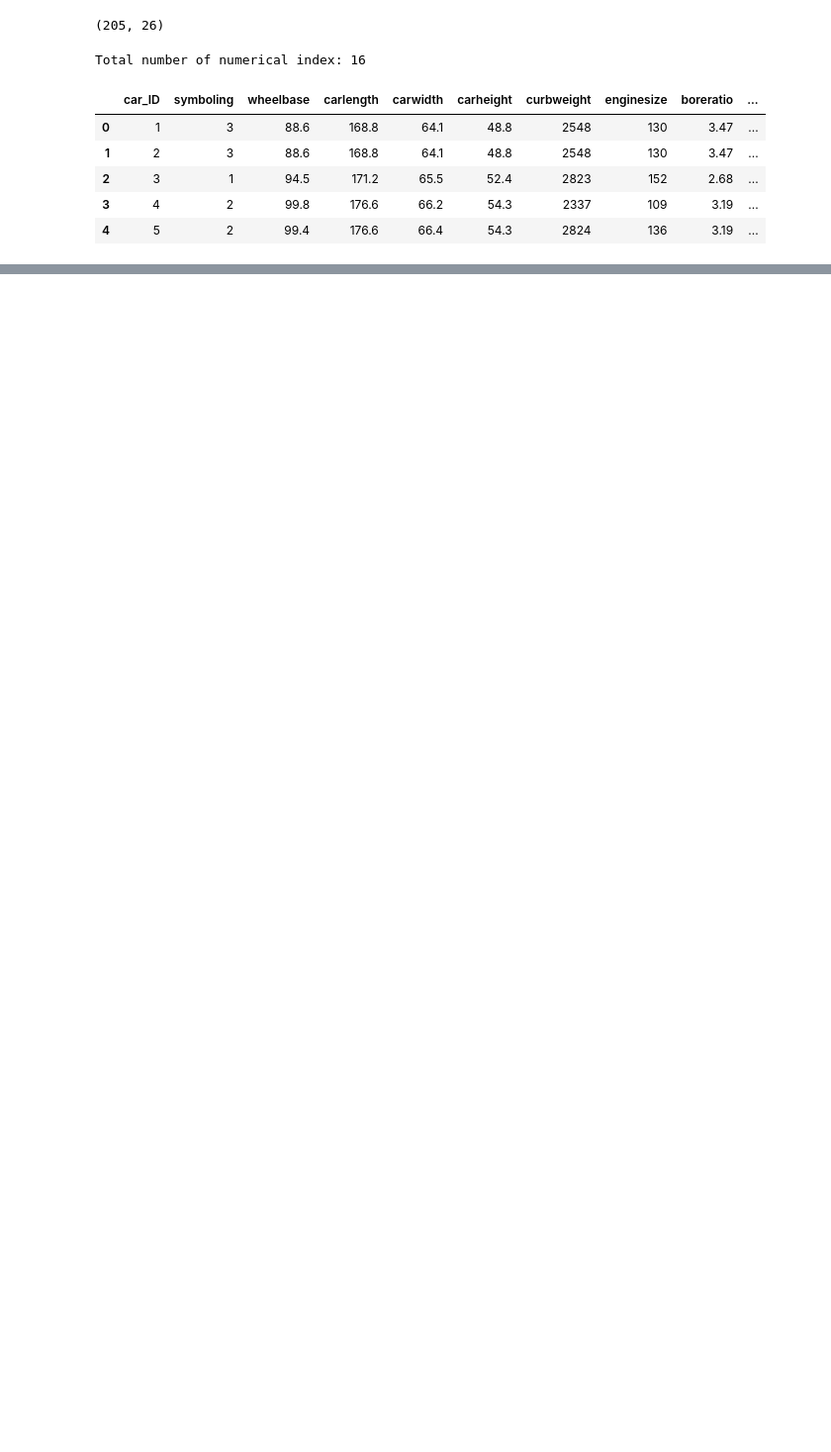
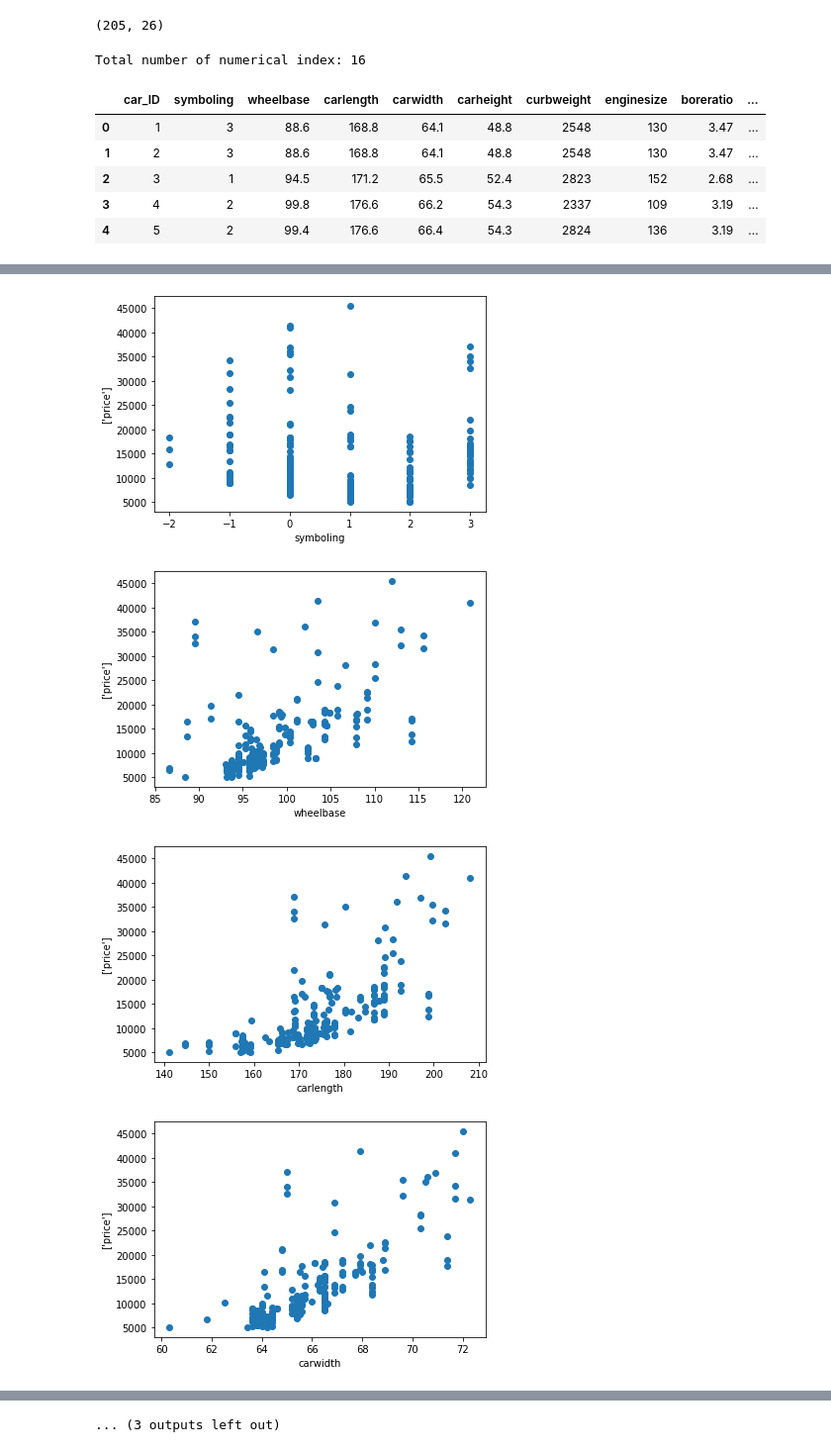
Before and after one commit to Eskerluminous/Ml_python-six-steps-, a Jupyter notebook: Linear_regression_multivariable.ipynb, the cells around one changed output, grey strips where cells are left out. Shown at 99% size. Saved outputs shown, nothing was run; the diff lists cells and outputs as text; code cells hidden in the pictures; blank space fills up the shorter version.

```diff
--- a/Linear_regression_multivariable.ipynb
+++ b/Linear_regression_multivariable.ipynb
@@ -55,0 +75,12 @@ Total number of numerical index: 16
+# %%
+for value in num_value:
+  if value not in ["car_ID"]:
+    plt.scatter(y=df["price"],x=df[value])
+    plt.ylabel(["price"])
+    plt.xlabel(value)
+    plt.show()
+# %% [output]
+[figure, added]
+[figure, added]
+[figure, added]
+[figure, added]
@@ -55,0 +95 @@ Total number of numerical index: 16
+... (3 outputs left out)
```
Also changed, not shown: parts of 5 cells of this notebook.
